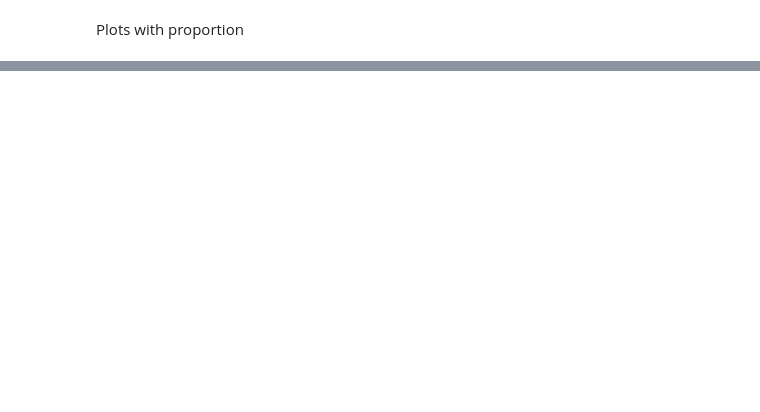
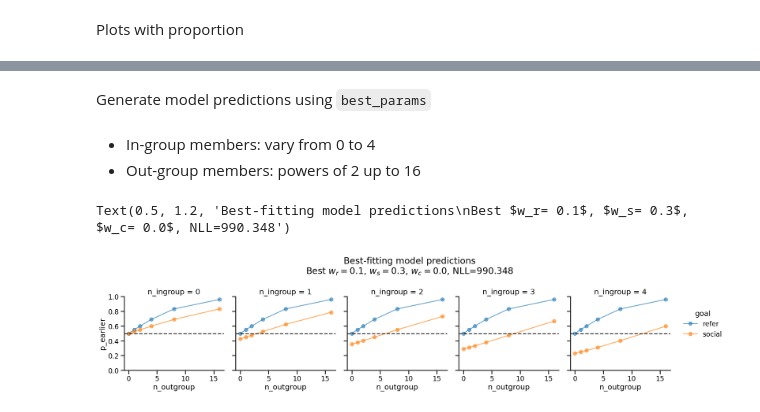
Before and after one commit to aliciamchen/code-switching, a Jupyter notebook: model/earlier-later-3pp-varied.ipynb, the cells around one changed output, grey strips where cells are left out. Cells and saved outputs as stored; diff of their text form; code cells hidden in the pictures; blank space fills up the shorter version.

Commit message:
model fitting for varied-audience experiment

```diff
--- a/model/earlier-later-3pp-varied.ipynb
+++ b/model/earlier-later-3pp-varied.ipynb
@@ -76,0 +170,10 @@ g = sns.relplot(data=df, x='prop_ingroup', y='p_earlier', hue='goal', kind='line
+# %%
+best_params_social, best_nll_social = fit_params(
+    params_list=params_list,
+    n_in_refer=n_in_refer,
+    n_out_refer=n_out_refer,
+    n_in_social=n_in_social,
+    n_out_social=n_out_social,
+    resp_refer=resp_refer,
+    resp_social=resp_social,
+)
@@ -76,0 +184,36 @@ g = sns.relplot(data=df, x='prop_ingroup', y='p_earlier', hue='goal', kind='line
+# %%
+best_w_r, best_w_s, best_w_c = best_params_social
+# %% [markdown]
+Generate model predictions using `best_params`
+# %% [markdown]
+- In-group members: vary from 0 to 4
+- Out-group members: powers of 2 up to 16
+# %%
+ns_ingroup = [0, 1, 2, 3, 4]
+ns_outgroup = [0, 1, 2, 4, 8, 16]
+
+# list of [ingroup, outgroup] possibilites
+ns = [[i, o] for i in ns_ingroup for o in ns_outgroup]
+# %%
+rows = []
+for n in ns:
+    pred_refer = speaker(n_ingroup=n[0], n_outgroup=n[1], alpha=1, w_r=0.1 + best_w_r, w_s=0, w_c=best_w_c)
+    rows.append({'goal': 'refer', 'n_ingroup': n[0], 'n_outgroup': n[1], 'p_earlier': pred_refer[0]})
+
+    pred_social = speaker(n_ingroup=n[0], n_outgroup=n[1], alpha=1, w_r=0.1, w_s=best_w_s, w_c=best_w_c)
+    rows.append({'goal': 'social', 'n_ingroup': n[0], 'n_outgroup': n[1], 'p_earlier': pred_social[0]})
+
+df = pd.DataFrame(rows)
+
+# remove jax stuff
+df['p_earlier'] = df['p_earlier'].apply(lambda x: x.item())
+# %%
+g = sns.FacetGrid(df, col='n_ingroup', hue="goal", col_wrap=5, height=4)
+g.map(plt.plot, 'n_outgroup', 'p_earlier', marker='o', alpha= 0.6)
+g.add_legend()
+g.map(plt.axhline, y=0.5, ls='--', color='black', alpha=0.5)
+g.set(ylim=(0, 1))
+g.figure.suptitle('Best-fitting model predictions\nBest $w_r= {:.1f}$, $w_s= {:.1f}$, $w_c= {:.1f}$, NLL={:.3f}'.format(best_w_r, best_w_s, best_w_c, best_nll_social), y=1.2)
+# %% [output]
+Text(0.5, 1.2, 'Best-fitting model predictions\nBest $w_r= 0.1$, $w_s= 0.3$, $w_c= 0.0$, NLL=990.348')
+[figure, added]
```
Also changed, not shown: parts of 29 cells of this notebook.
